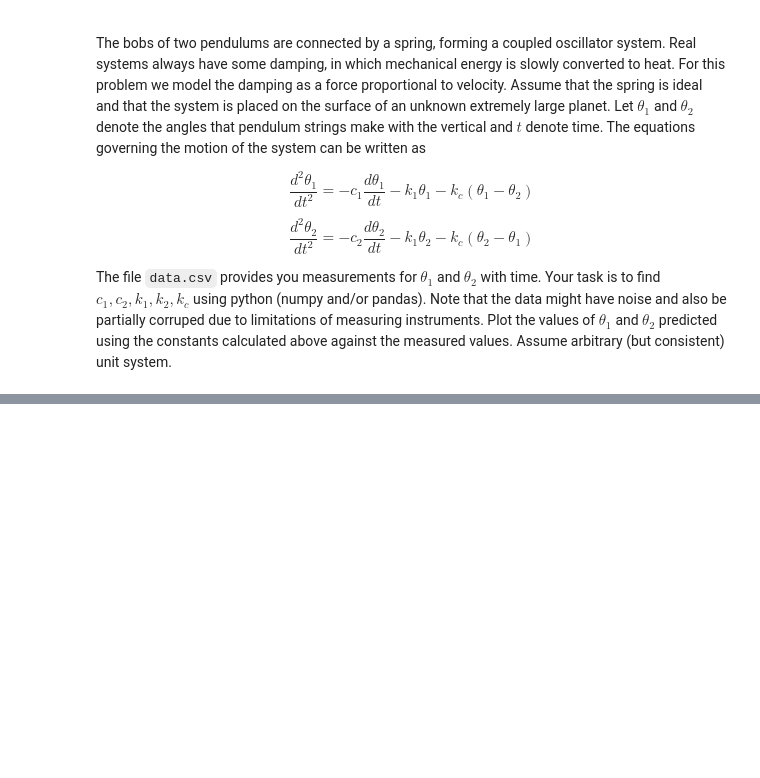
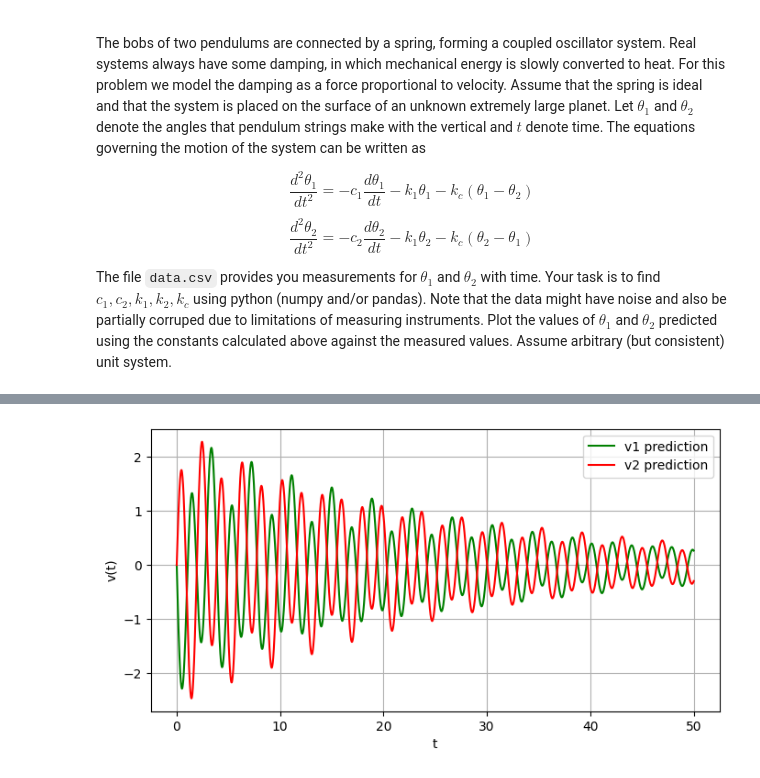
Before and after one commit to ParthVaity/CPP-Project-2025, a Jupyter notebook: 2025_Assginment.ipynb, the cells around one changed output, grey strips where cells are left out. Drawn from its saved outputs; the diff is of its cells as text; code cells hidden in the pictures; blank space fills up the shorter version.

```diff
--- a/2025_Assginment.ipynb
+++ b/2025_Assginment.ipynb
@@ -462,0 +590,14 @@ pvpv
+# %%
+plt.figure(figsize=(8,4))
+
+plt.plot(t_init, v1_pred, 'g-', label="v1 prediction")
+plt.plot(t_init, v2_pred, 'r-', label="v2 prediction")
+
+plt.legend()
+plt.xlabel("t")
+plt.ylabel("v(t)")
+plt.grid(True)
+
+plt.show()
+# %% [output]
+[figure, added]
```
Also changed, not shown: parts of 3 cells of this notebook.
